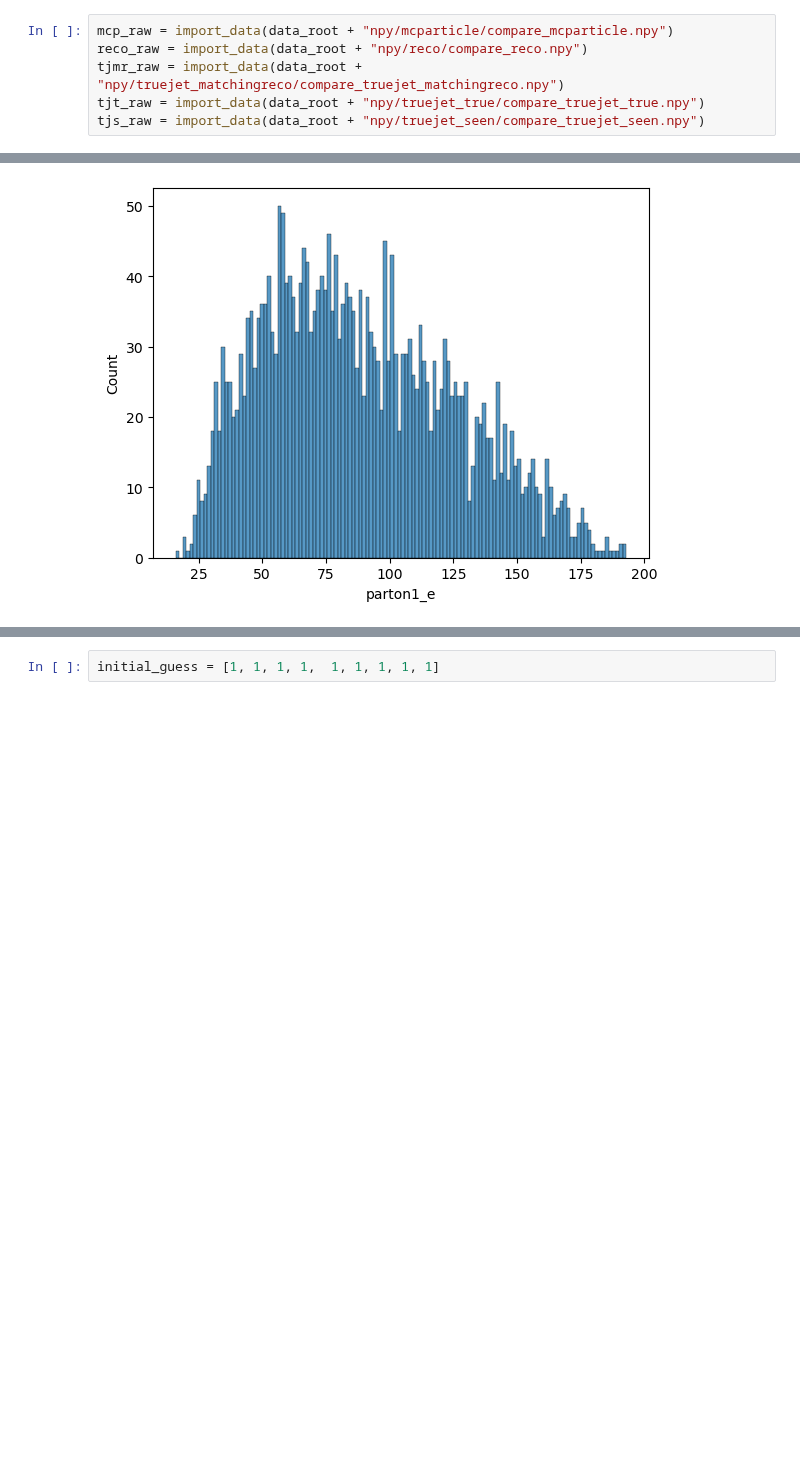
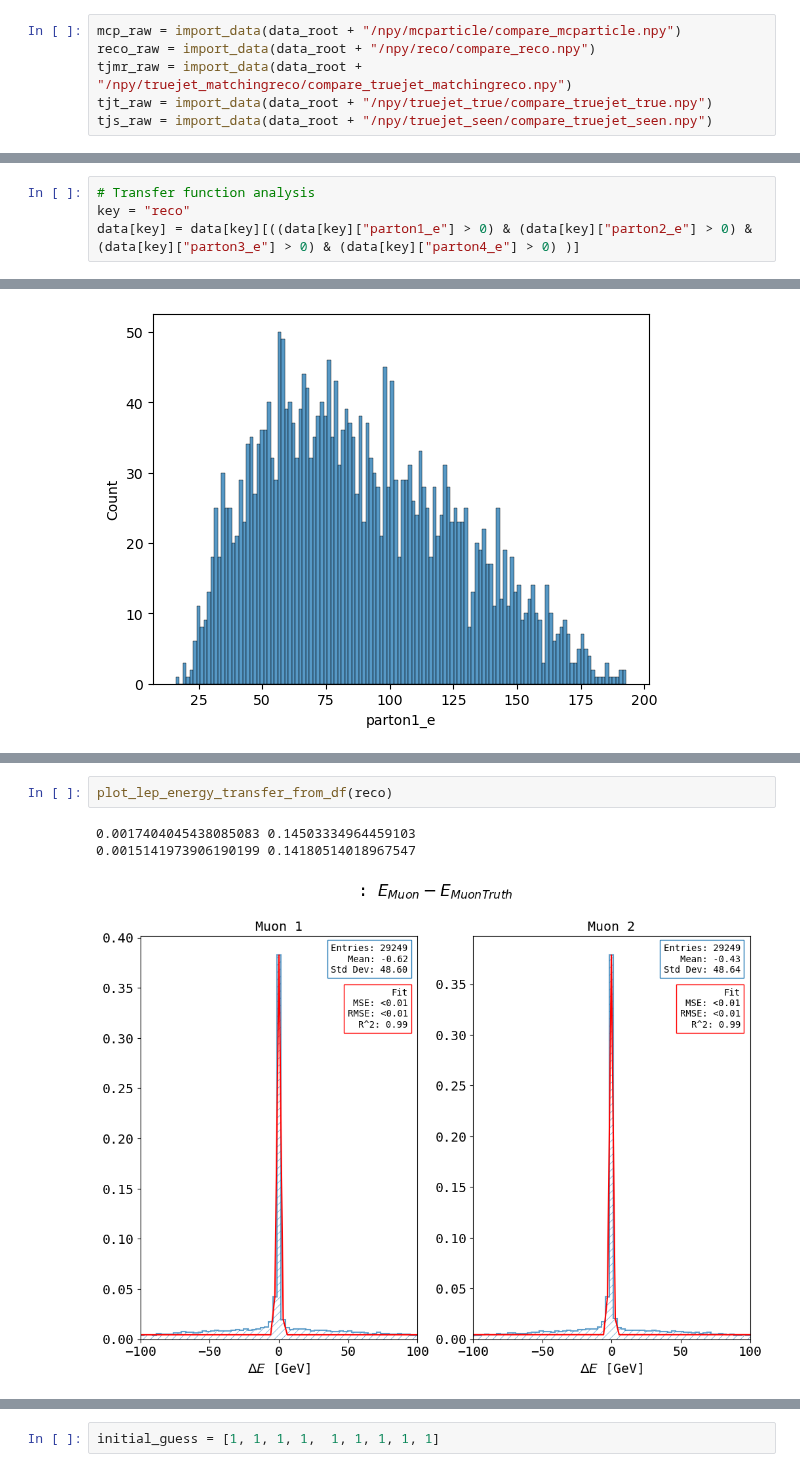
Before and after one commit to nVentis/MEM_HEP, a Jupyter notebook: dtf_dbgauss.ipynb, the cells around one changed output, grey strips where cells are left out. Saved outputs shown, nothing was run; the diff lists cells and outputs as text; blank space fills up the shorter version.

```diff
--- a/dtf_dbgauss.ipynb
+++ b/dtf_dbgauss.ipynb
@@ -10,9 +10,9 @@ data_root = ""
 # %%
-mcp_raw = import_data(data_root + "npy/mcparticle/compare_mcparticle.npy")
-reco_raw = import_data(data_root + "npy/reco/compare_reco.npy")
-tjmr_raw = import_data(data_root + "npy/truejet_matchingreco/compare_truejet_matchingreco.npy")
-tjt_raw = import_data(data_root + "npy/truejet_true/compare_truejet_true.npy")
-tjs_raw = import_data(data_root + "npy/truejet_seen/compare_truejet_seen.npy")
+mcp_raw = import_data(data_root + "/npy/mcparticle/compare_mcparticle.npy")
+reco_raw = import_data(data_root + "/npy/reco/compare_reco.npy")
+tjmr_raw = import_data(data_root + "/npy/truejet_matchingreco/compare_truejet_matchingreco.npy")
+tjt_raw = import_data(data_root + "/npy/truejet_true/compare_truejet_true.npy")
+tjs_raw = import_data(data_root + "/npy/truejet_seen/compare_truejet_seen.npy")
 # %%
 data = {
     "mcp": filter_data(mcp_raw),
@@ -23,0 +43,4 @@ data = {
+# %%
+# Transfer function analysis
+key = "reco"
+data[key] = data[key][((data[key]["parton1_e"] > 0) & (data[key]["parton2_e"] > 0) & (data[key]["parton3_e"] > 0) & (data[key]["parton4_e"] > 0) )]
@@ -83,0 +281,6 @@ array([-1.72788203e+00,  5.67260995e+00,  5.90290734e-04,  3.38810511e+01,
+# %%
+plot_lep_energy_transfer_from_df(reco)
+# %% [output]
+0.0017404045438085083 0.14503334964459103
+0.0015141973906190199 0.14180514018967547
+[figure, added]
```
Also changed, not shown: parts of 26 cells of this notebook, 36 other files.
